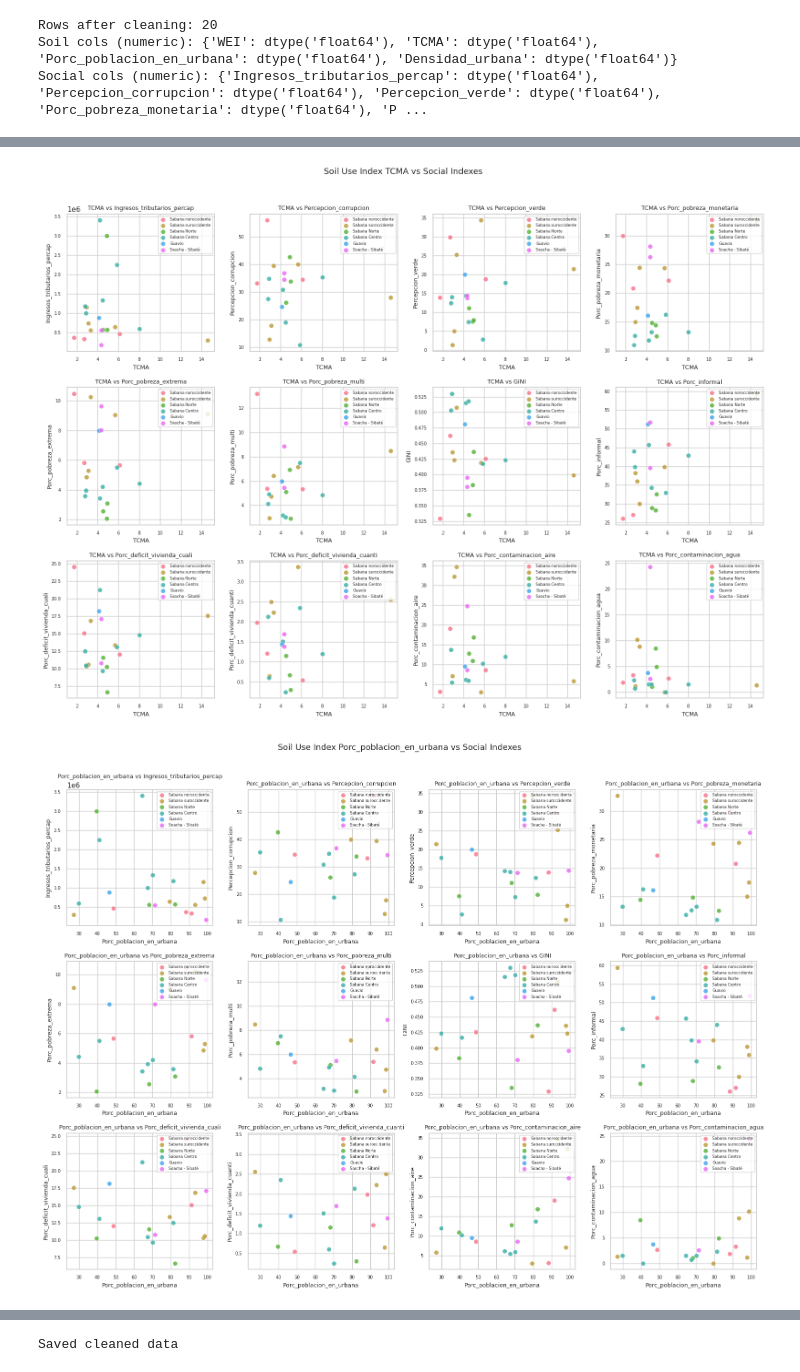
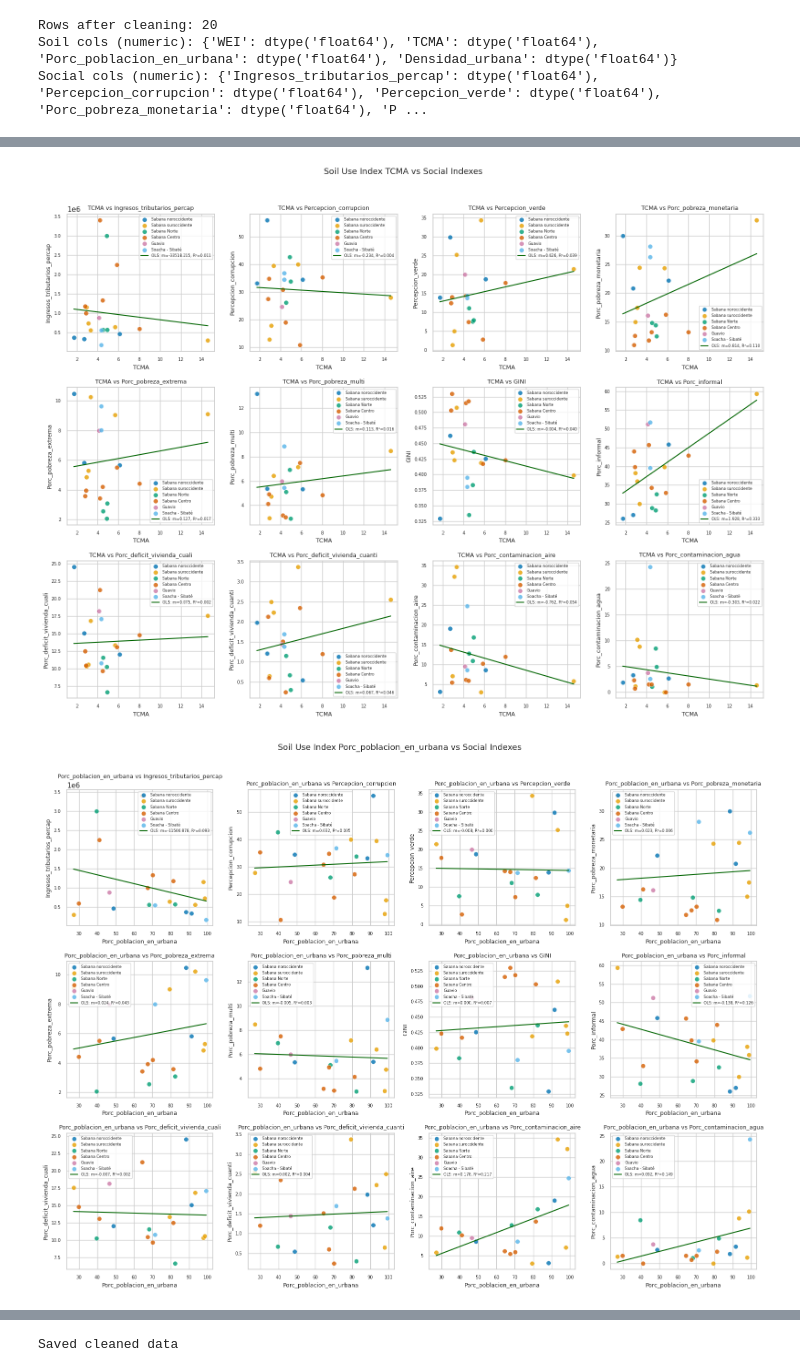
Before and after one commit to wilomaku/maps-social-Colombia, a Jupyter notebook: src/31_analysis_gral_suelo_social.ipynb, the cells around one changed output, grey strips where cells are left out. Drawn from its saved outputs; the diff is of its cells as text; code cells hidden in the pictures.

```diff
--- a/src/31_analysis_gral_suelo_social.ipynb
+++ b/src/31_analysis_gral_suelo_social.ipynb
@@ -89,8 +101,9 @@ soil_cols = ['WEI', 'TCMA', 'Porc_poblacion_en_urbana', 'Densidad_urbana']
 social_cols = ['Ingresos_tributarios_percap', 'Percepcion_corrupcion', 'Percepcion_verde',
                'Porc_pobreza_monetaria', 'Porc_pobreza_extrema', 'Porc_pobreza_multi', 'GINI', 'Porc_informal',
                'Porc_deficit_vivienda_cuali', 'Porc_deficit_vivienda_cuanti', 'Porc_contaminacion_aire', 'Porc_contaminacion_agua']
+gestion_cols = ['Ind_POT']
 
-all_index_cols = soil_cols + social_cols
+all_index_cols = soil_cols + social_cols + gestion_cols
 
 for col in all_index_cols:
     df[col] = df[col].apply(clean_numeric)
@@ -132,6 +187,13 @@ Basic stats for social indexes:
 # %%
-subregion_palette = sns.color_palette('husl', n_colors=df_num['SUBREGIÓN'].nunique())
-subregion_map = dict(zip(df_num['SUBREGIÓN'].unique(), subregion_palette))
+colors = [
+    "#0072B2",  # Blue
+    "#E69F00",  # Orange
+    "#009E73",  # Green
+    "#D55E00",  # Vermillion
+    "#CC79A7",  # Purple
+    "#56B4E9",  # Sky Blue
+]
+subregion_map = dict(zip(df_num["SUBREGIÓN"].unique(), colors))
 
 n_social = len(social_cols)
 # %%
@@ -141,21 +203,30 @@ for soil_col in soil_cols:
 
     for j, social_col in enumerate(social_cols):
         ax = axes[j]
-        for subreg in df_num['SUBREGIÓN'].unique():
-            mask = df_num['SUBREGIÓN'] == subreg
+        for subreg in df_num["SUBREGIÓN"].unique():
+            mask = df_num["SUBREGIÓN"] == subreg
             ax.scatter(df_num.loc[mask, soil_col], df_num.loc[mask, social_col],
-                       label=subreg, color=subregion_map[subreg], alpha=0.8, s=50, edgecolors='white', linewidth=0.5)
+                       label=subreg, color=subregion_map[subreg], alpha=0.8, s=50, edgecolors="white", linewidth=0.5)
         ax.set_xlabel(soil_col, fontsize=9)
         ax.set_ylabel(social_col, fontsize=9)
         ax.tick_params(labelsize=7)
-        ax.set_title(f'{soil_col} vs {social_col}', fontsize=9)
-        ax.legend(fontsize=6, loc='upper right')
+        ax.set_title(f"{soil_col} vs {social_col}", fontsize=9)
+
+        # OLS trend line with R²
+        sub = df_num[[soil_col, social_col]].dropna()
+        valid = sub.replace([np.inf, -np.inf], np.nan).dropna()
+        if len(valid) > 2:
+            slope, intercept, r_value, p_value, std_err = stats.linregress(valid[soil_col], valid[social_col])
+            x_line = np.linspace(valid[soil_col].min(), valid[soil_col].max(), 100)
+            ax.plot(x_line, slope * x_line + intercept, color="darkgreen", linestyle="-", linewidth=1.5,
+                    label=f"OLS: m={slope:.3f}, R²={r_value**2:.3f}")
+        ax.legend(fontsize=6, loc="best")
 
     # Hide unused subplots
     for j in range(n_social, len(axes)):
         axes[j].set_visible(False)
 
-    fig.suptitle(f'Soil Use Index {soil_col} vs Social Indexes', fontsize=13, y=1.01)
+    fig.suptitle(f"Soil Use Index {soil_col} vs Social Indexes", fontsize=13, y=1.01)
     plt.tight_layout()
     plt.show()
 # %% [output]
@@ -163,2 +234,2 @@ for soil_col in soil_cols:
-[figure, old version]
+[figure, new version]
-[figure, old version]
+[figure, new version]
```
Also changed, not shown: parts of 18 cells of this notebook.
